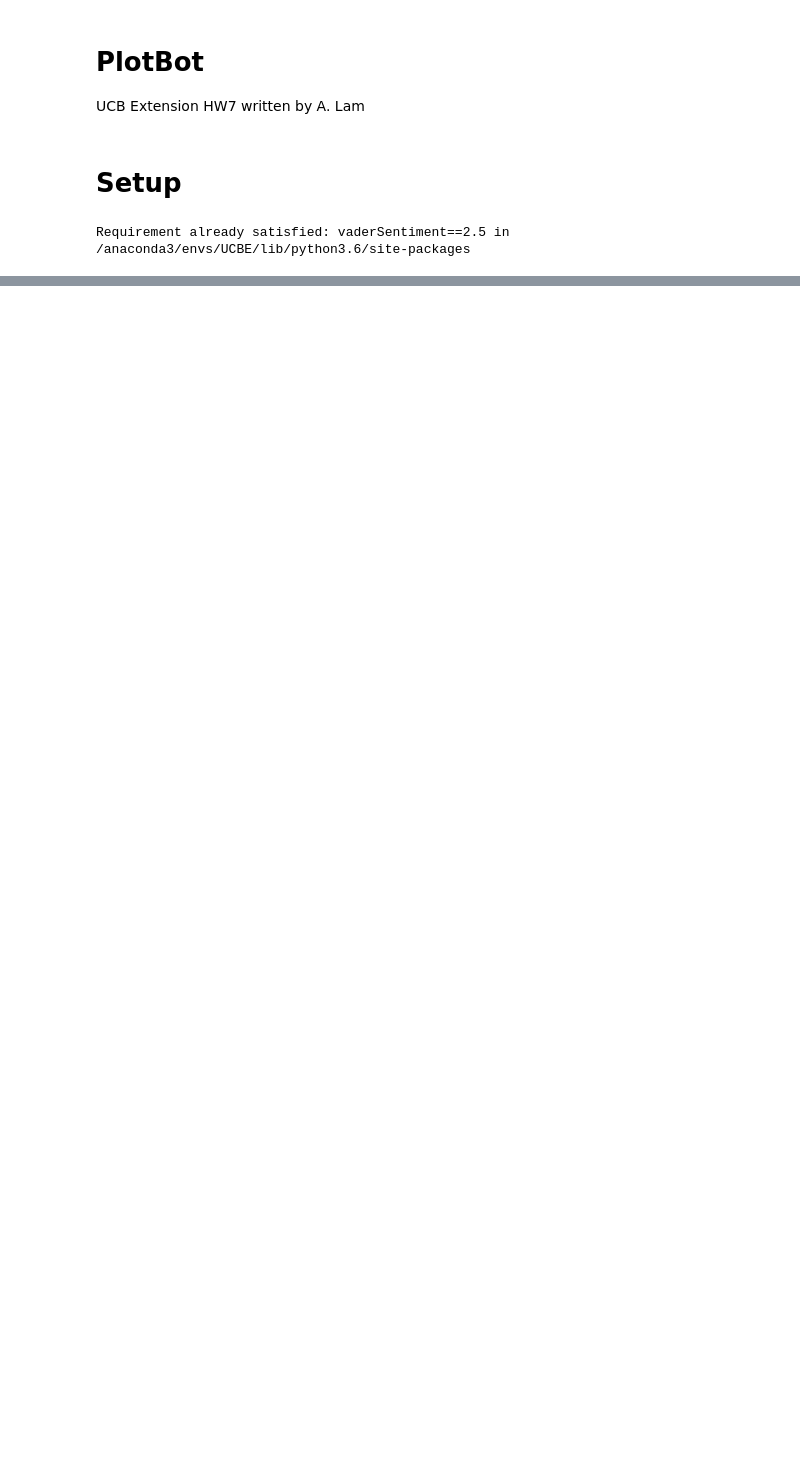
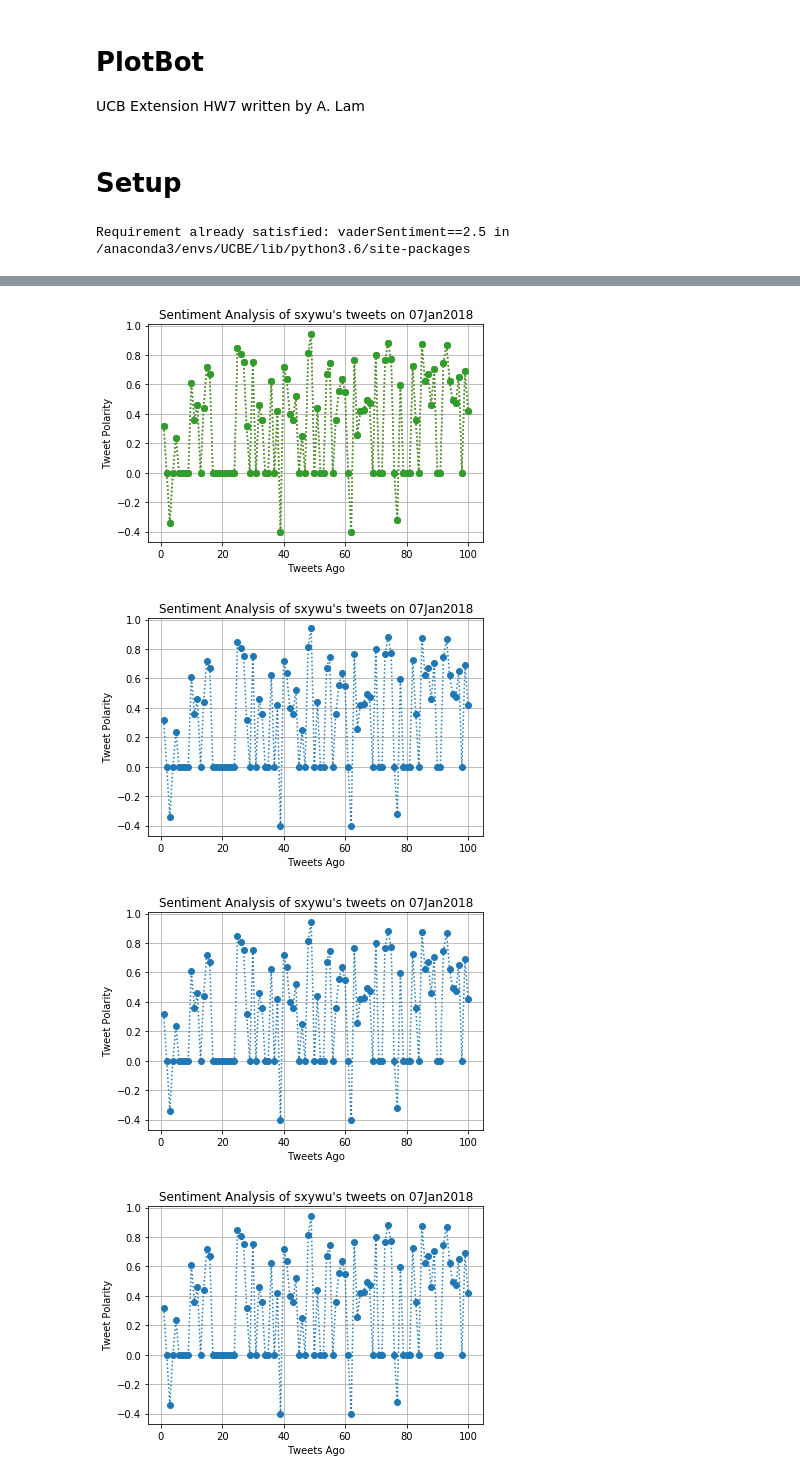
Before and after one commit to avlam/UCB-HW7, a Jupyter notebook: PlotBot_avl.ipynb, the cells around one changed output, grey strips where cells are left out. Cells and saved outputs as stored; diff of their text form; code cells hidden in the pictures; blank space fills up the shorter version.

Commit message:
finished reply_to_tweet function, but twitter duplicate handling doesnt work

```diff
--- a/PlotBot_avl.ipynb
+++ b/PlotBot_avl.ipynb
@@ -116,10 +117,49 @@ def plot_sentiment(tweet_df,save = True):
         plt.plot(tweet_df['TweetsAgo'],tweet_df['Compound Score'],'o:')
         plt.xlabel('Tweets Ago')
         plt.ylabel('Tweet Polarity')
-        plt.title("Sentiment Analysis of %s's tweets on %s" % (this_user,strftime('%d%b%Y', gmtime())))
+        plt.title("Sentiment Analysis of %s's tweets on %s" % (this_user,strftime('%d%b%Y', localtime())))
         plt.grid(True)
         if save:
-            plt.savefig('%s_SentimentAnalysis%s.png' % (this_user,strftime('%d%b%Y', gmtime())))
+            file_name = '%s_SentimentAnalysis%s.png' % (this_user,strftime('%d%b%Y', localtime()))
+            plt.savefig(file_name)
+        else:
+            print('figure not saved')
+            file_name = ''
         plt.show()
+        return file_name
     else:
         print('More than one user in input dataframe')
+# %%
+def reply_to_tweets(repeat = 10):
+    key_string = 'please analyze @'
+    key_string_instr = key_string[:-1] + '[at]twitter handle'
+    api.update_status('Who wants a sentiment analysis of their tweets? ' \
+                      'tweet at me: "%s". ' \
+                      "It doesn't even need to be you! " \
+                      'replying from %s PST for the next %s minutes' %
+                      (key_string_instr,strftime('%H:%M', localtime()),repeat)
+                     )
+    while repeat > 0:
+        results = scan_tweets()
+        for index in results.index:
+            tweet = str(results.loc[index,'tweet'])
+            author = str(results.loc[index,'username'])
+            tweet_id = str(results.loc[index,'id'])
+#             Determine if tweet meets key string criteria
+            reply = re.search(key_string,tweet)
+
+            if reply:
+                analysis_target = '@' + re.match('[a-zA-Z0-9_]+',tweet[reply.end():]).group()
+                analysis_results = vader_tweets(analysis_target)
+                filename = plot_sentiment(analysis_results)
+                try:
+                    upload = api.media_upload(filename=filename)
+                    media_ids = [upload['media_id_string']]
+                    api.update_status(status = 'Here you go, @%s! ' \
+                                      'A VADER sentiment analysis of %s' % (author, analysis_target),
+                                  in_reply_to_status = tweet_id, media_ids=media_ids)
+                except:
+                    print('failed to tweet. Possibly duplicate.')
+        repeat -= 1
+        sleep(60)
+    api.update_status('Done replying. Until next time!')
@@ -125,0 +168,7 @@ def plot_sentiment(tweet_df,save = True):
+# %%
+reply_to_tweets()
+# %% [output]
+[figure, added]
+[figure, added]
+[figure, added]
+[figure, added]
```
Also changed, not shown: parts of 6 cells of this notebook.
